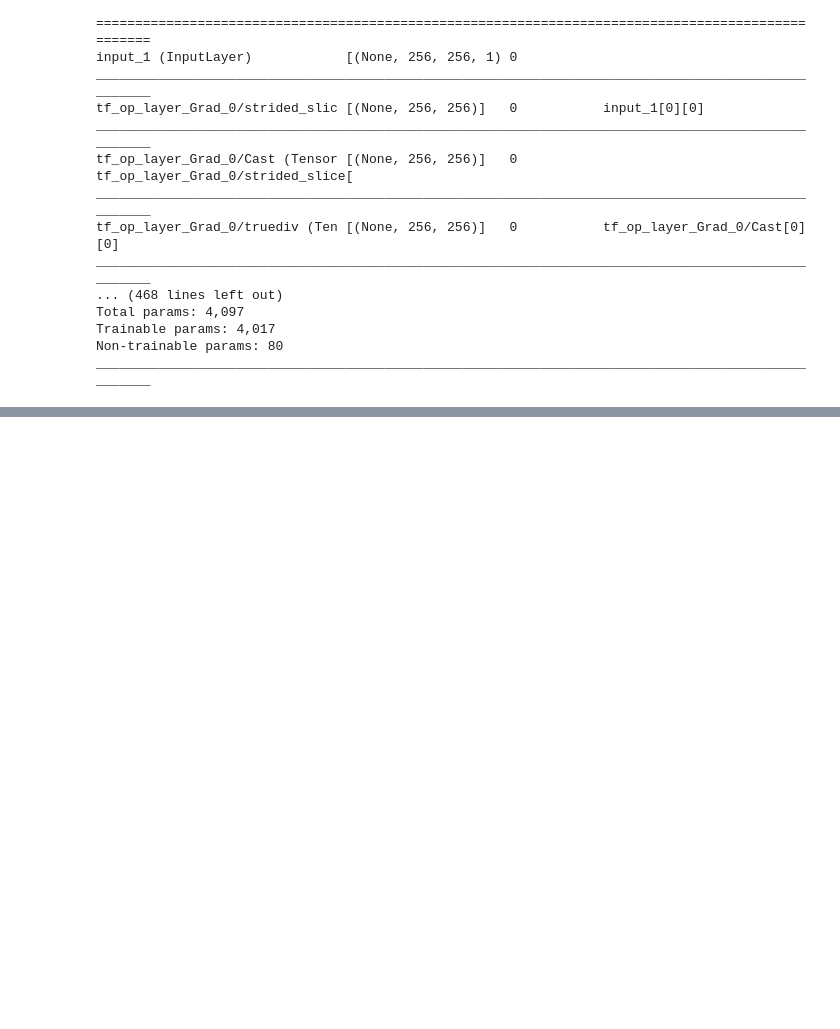
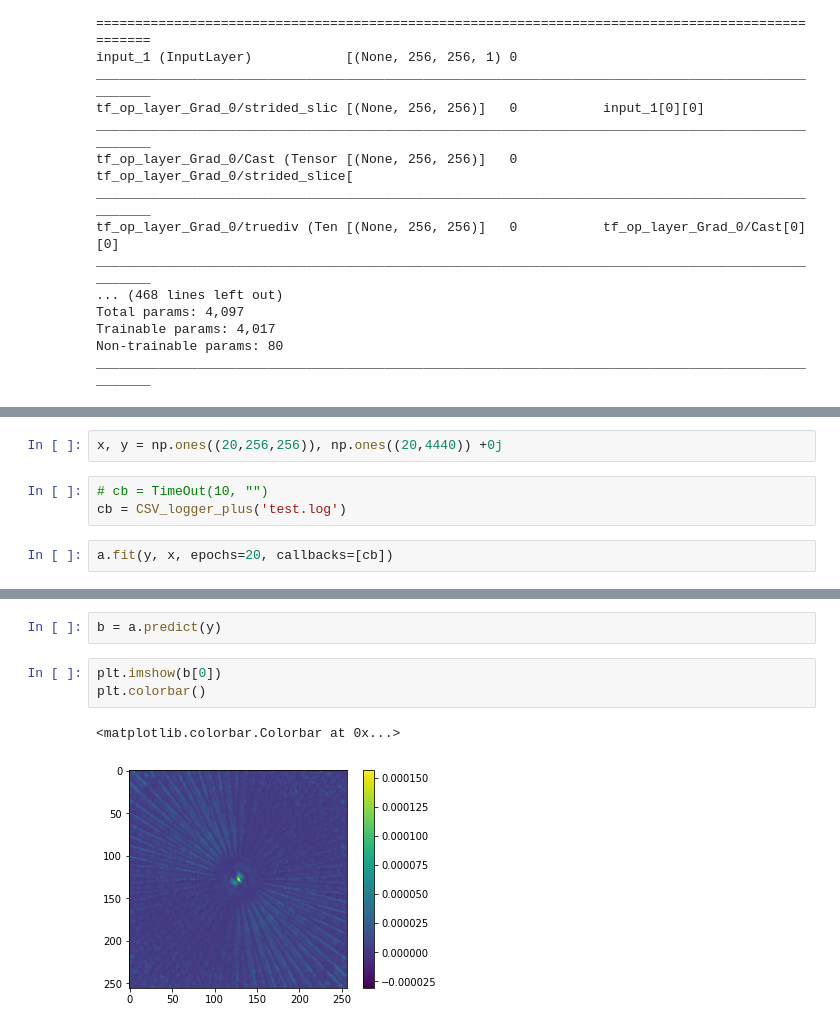
Before and after one commit to astro-informatics/LeIA, a Jupyter notebook: notebooks/gradient.ipynb, the cells around one changed output, grey strips where cells are left out. Drawn from its saved outputs; the diff is of its cells as text; blank space fills up the shorter version.

```diff
--- a/notebooks/gradient.ipynb
+++ b/notebooks/gradient.ipynb
@@ -260,0 +419,7 @@ Epoch 3/3
+# %%
+x, y = np.ones((20,256,256)), np.ones((20,4440)) +0j
+# %%
+# cb = TimeOut(10, "")
+cb = CSV_logger_plus('test.log')
+# %%
+a.fit(y, x, epochs=20, callbacks=[cb])
@@ -260,0 +436,8 @@ Epoch 3/3
+# %%
+b = a.predict(y)
+# %%
+plt.imshow(b[0])
+plt.colorbar()
+# %% [output]
+<matplotlib.colorbar.Colorbar at 0x...>
+[figure, added]
```
Also changed, not shown: parts of 21 cells of this notebook, 4 other files.
